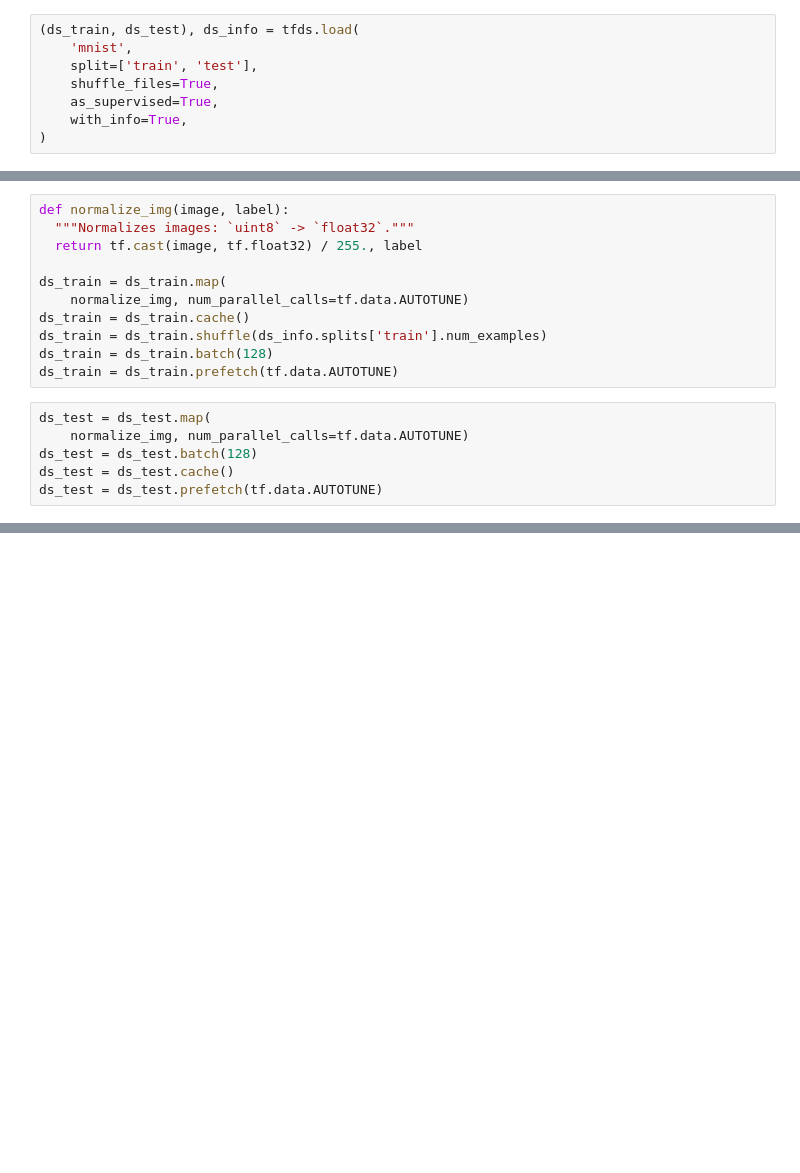
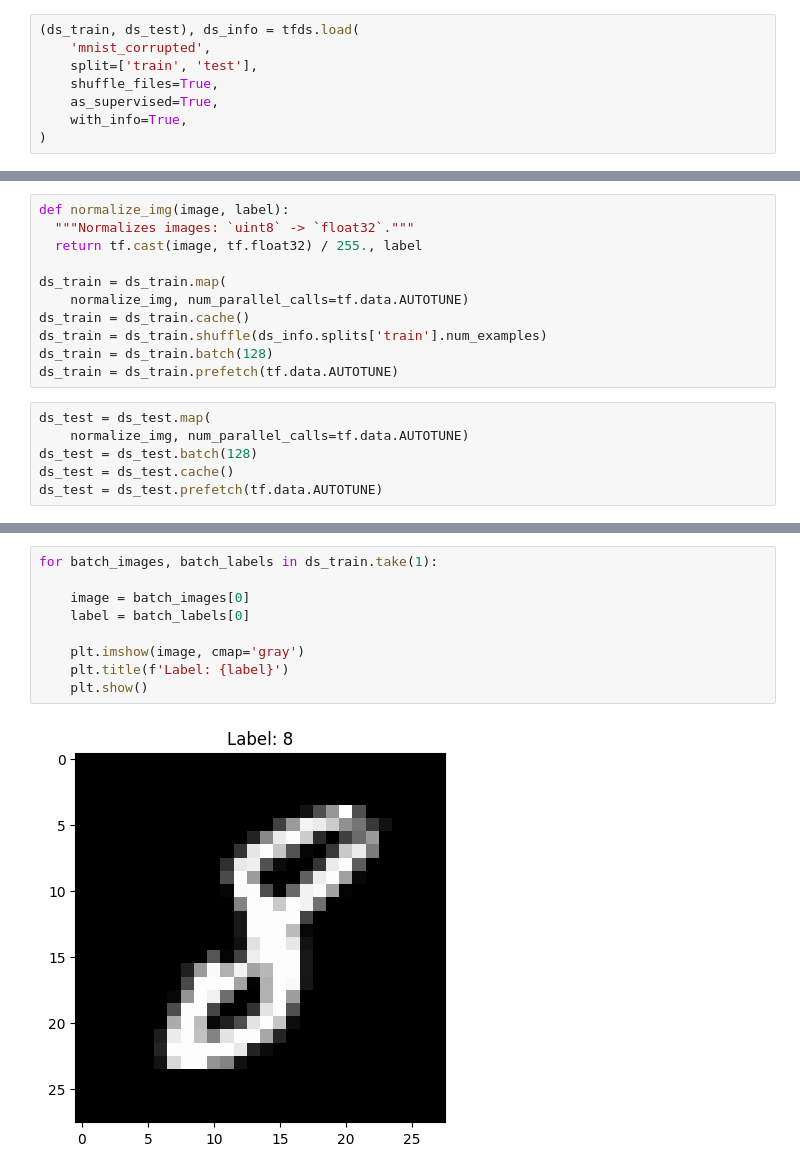
Before and after one commit to Ornellah/TensorFlowModels, a Jupyter notebook: lenet5.ipynb, the cells around one changed output, grey strips where cells are left out. Cells and saved outputs as stored; diff of their text form; blank space fills up the shorter version.

```diff
--- a/lenet5.ipynb
+++ b/lenet5.ipynb
@@ -16,6 +12,6 @@ tf version : 2.18.0
 # %%
 (ds_train, ds_test), ds_info = tfds.load(
-    'mnist',
+    'mnist_corrupted',
     split=['train', 'test'],
     shuffle_files=True,
     as_supervised=True,
@@ -78,0 +68,11 @@ Epoch 6/6
+# %%
+for batch_images, batch_labels in ds_train.take(1):
+
+    image = batch_images[0]
+    label = batch_labels[0]
+
+    plt.imshow(image, cmap='gray')
+    plt.title(f'Label: {label}')
+    plt.show()
+# %% [output]
+[figure, added]
```
Also changed, not shown: parts of 15 cells of this notebook, 1 other file.
